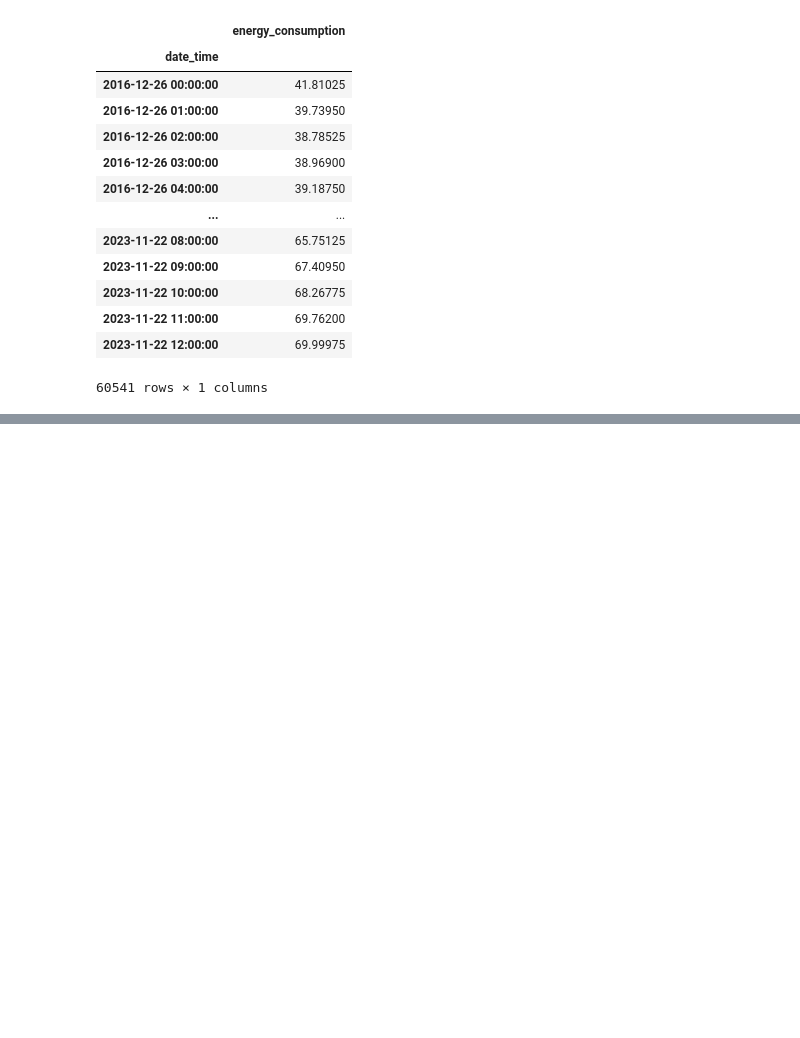
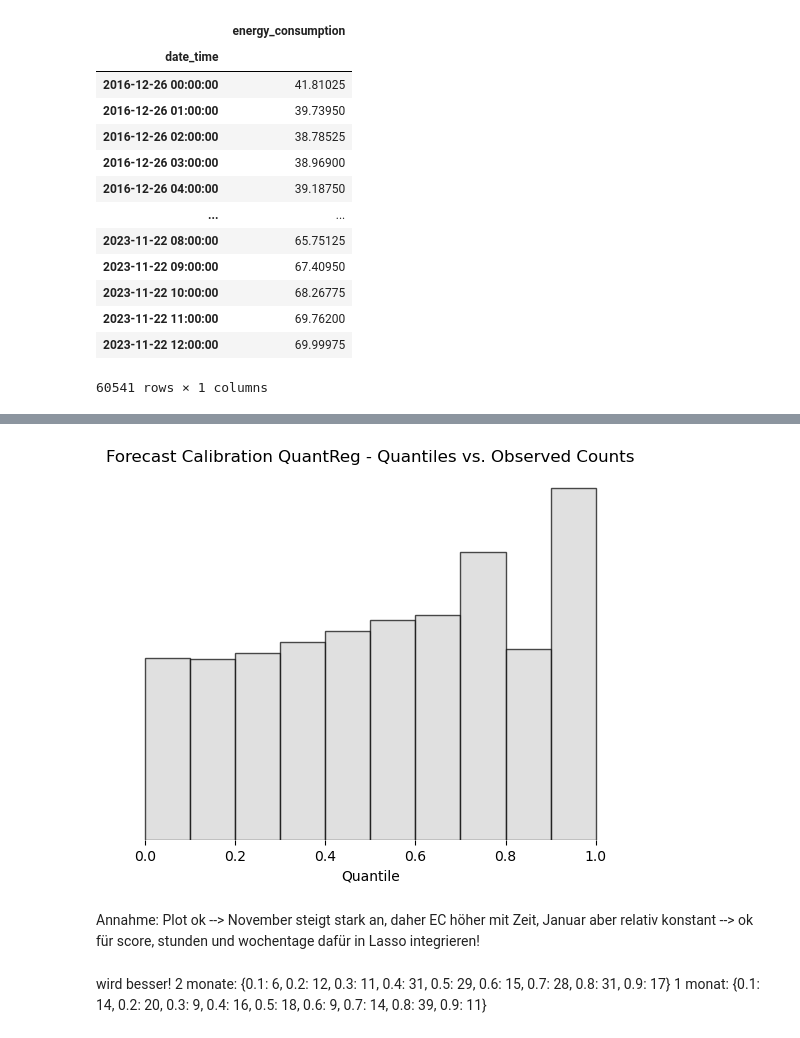
Before and after one commit to mweinreuter/PTSFC, a Jupyter notebook: energy_consumption/models/quantreg/quantreg.ipynb, the cells around one changed output, grey strips where cells are left out. Drawn from its saved outputs; the diff is of its cells as text; code cells hidden in the pictures; blank space fills up the shorter version.

```diff
--- a/energy_consumption/models/quantreg/quantreg.ipynb
+++ b/energy_consumption/models/quantreg/quantreg.ipynb
@@ -506,0 +824,19 @@ energydata[-168:-100]
+# %%
+pit_merged = pd.DataFrame(columns=['date_time', 'q0.1', 'q0.2', 'q0.3', 'q0.4', 'q0.5', 'q0.6',
+                                   'q0.7', 'q0.8', 'q0.9', 'energy_consumption'])
+quantiles = [0.1, 0.2, 0.3, 0.4, 0.5, 0.6, 0.7, 0.8, 0.9]
+
+# extend range to get more accurate results
+for i in range(1,20):
+    print(f'start of round {i}')
+    forecasts = get_QuantReg_forecasts(energydata[:i*-168],
+                                       indexes=list(range(80)),
+                                       quantiles=quantiles, abs_eval=True)
+    obs = energydata[i*(-168):i*(-168)+80].reset_index()
+    forecasts_obs = forecasts.merge(obs, how='left', on='date_time')
+    pit_merged = pd.concat([pit_merged, forecasts_obs])
+
+# Insert a column 'q1' with inf values after 'q0.9'
+column_index = pit_merged.columns.get_loc('q0.9') + 1
+if 'q1' not in pit_merged.columns:
+    pit_merged.insert(column_index, 'q1', float('inf'))
@@ -506,0 +893,50 @@ energydata[-168:-100]
+# %%
+def find_first_quantile(row):
+    quantile_columns = [f'q{quantile}' for quantile in quantiles]
+    for quantile_col in quantile_columns:
+        if row['energy_consumption'] < row[quantile_col]:
+            return quantile_col
+    return 'q1'
+
+
+# Apply the function to each row
+pit_merged['first_quantile'] = pit_merged.apply(find_first_quantile, axis=1)
+quantile_counts = pit_merged['first_quantile'].value_counts()
+
+# order quantiles for final plot
+ordered_quantile_counts = {}
+for q in quantiles:
+    if f'q{q}' in quantile_counts.index:
+        ordered_quantile_counts[q] = quantile_counts.loc[f'q{q}']
+
+counts = list(ordered_quantile_counts.values())
+bar_width = 0.1
+
+quantiles = [0.1, 0.2, 0.3, 0.4, 0.5, 0.6, 0.7, 0.8, 0.9, 1]
+# Centering the bars on the left-hand side of their ticks
+plt.bar([q - bar_width for q in quantiles], counts,
+        width=bar_width, color='lightgrey', alpha=0.7, align='edge', edgecolor='black')
+plt.xlabel('Quantile')
+plt.yticks([])
+# Alternatively: observed counts in each quantile range
+plt.title('Forecast Calibration QuantReg - Quantiles vs. Observed Counts')
+plt.box(False)
+plt.show()
+# %% [output]
+[figure, added]
+# %% [markdown]
+Annahme: Plot ok --> November steigt stark an, daher EC höher mit Zeit, Januar aber relativ konstant --> ok für score, stunden und wochentage dafür in Lasso integrieren!
+# %% [markdown]
+wird besser!
+2 monate:
+{0.1: 6,
+ 0.2: 12,
+ 0.3: 11,
+ 0.4: 31,
+ 0.5: 29,
+ 0.6: 15,
+ 0.7: 28,
+ 0.8: 31,
+ 0.9: 17}
+ 1 monat:
+{0.1: 14, 0.2: 20, 0.3: 9, 0.4: 16, 0.5: 18, 0.6: 9, 0.7: 14, 0.8: 39, 0.9: 11}
```
Also changed, not shown: parts of 22 cells of this notebook, 14 other files.
